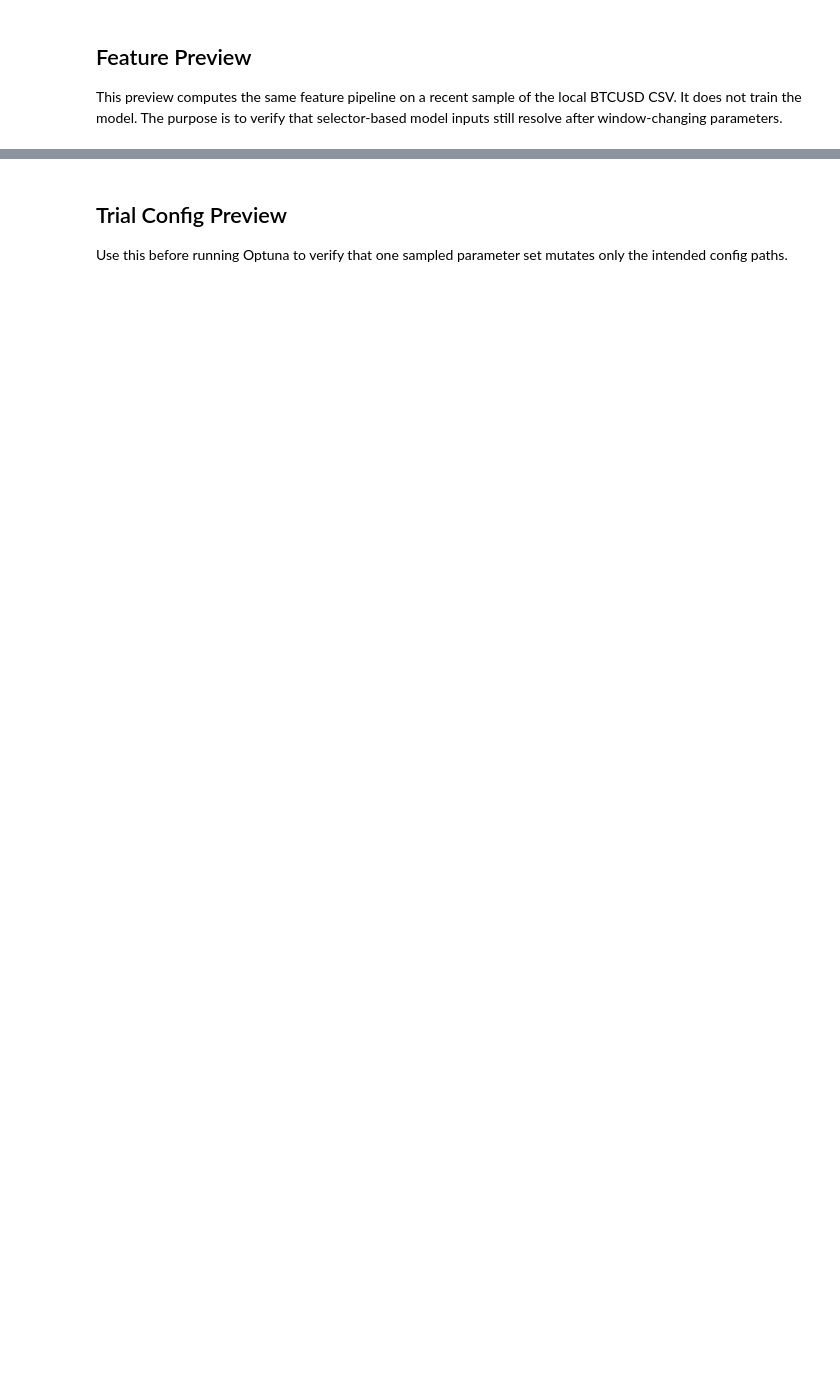
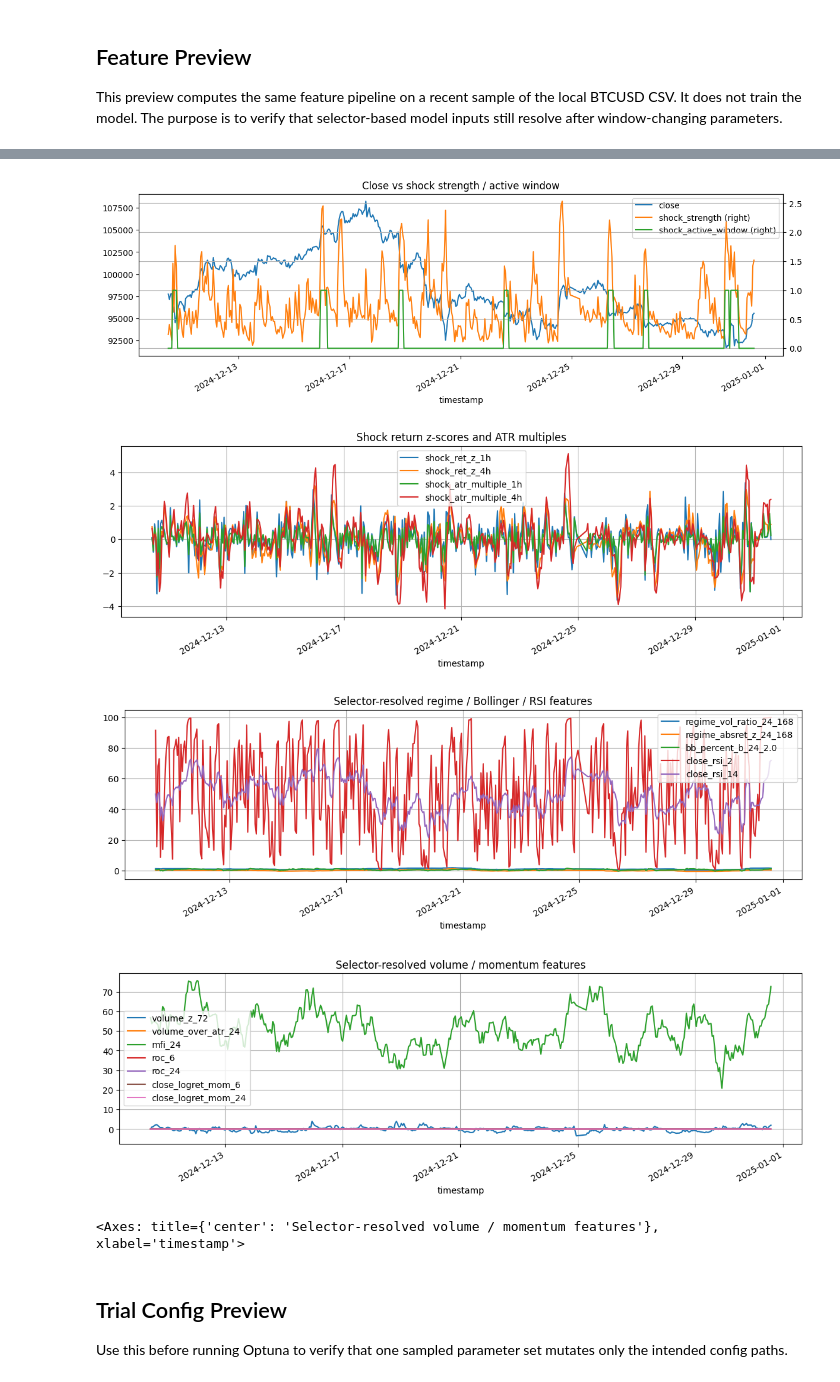
Before and after one commit to AFoivos/systematic_trading_framework, a Jupyter notebook: notebooks/optuna_shock_meta_xgboost_lab.ipynb, the cells around one changed output, grey strips where cells are left out. Drawn from its saved outputs; the diff is of its cells as text; code cells hidden in the pictures; blank space fills up the shorter version.

```diff
--- a/notebooks/optuna_shock_meta_xgboost_lab.ipynb
+++ b/notebooks/optuna_shock_meta_xgboost_lab.ipynb
@@ -212,25 +327,37 @@ preview_features.tail(5)
 # %%
 # Visual checks: price, shock state, and selected model features.
 plot_start = preview_features.index[-500] if len(preview_features) > 500 else None
 plot_series(
     preview_features,
     ['close', 'shock_strength', 'shock_active_window'],
     title='Close vs shock strength / active window',
     start=plot_start,
     secondary_y=['shock_strength', 'shock_active_window'],
 )
 plot_series(
     preview_features,
     ['shock_ret_z_1h', 'shock_ret_z_4h', 'shock_atr_multiple_1h', 'shock_atr_multiple_4h'],
     title='Shock return z-scores and ATR multiples',
     start=plot_start,
 )
 plot_series(
     preview_features,
     [col for col in resolved_feature_cols if col.startswith(('regime_vol_ratio_', 'regime_absret_z_', 'bb_percent_b_', 'close_rsi_'))][:6],
     title='Selector-resolved regime / Bollinger / RSI features',
     start=plot_start,
 )
+plot_series(
+    preview_features,
+    [col for col in resolved_feature_cols if col.startswith(('volume_z_', 'volume_over_atr_', 'mfi_', 'roc_', 'close_logret_mom_'))][:8],
+    title='Selector-resolved volume / momentum features',
+    start=plot_start,
+)
+# %% [output]
+[figure, added]
+[figure, added]
+[figure, added]
+[figure, added]
+<Axes: title={'center': 'Selector-resolved volume / momentum features'}, xlabel='timestamp'>
 # %% [markdown]
 ## Trial Config Preview
 
```
Also changed, not shown: parts of 13 cells of this notebook, 3 other files.
